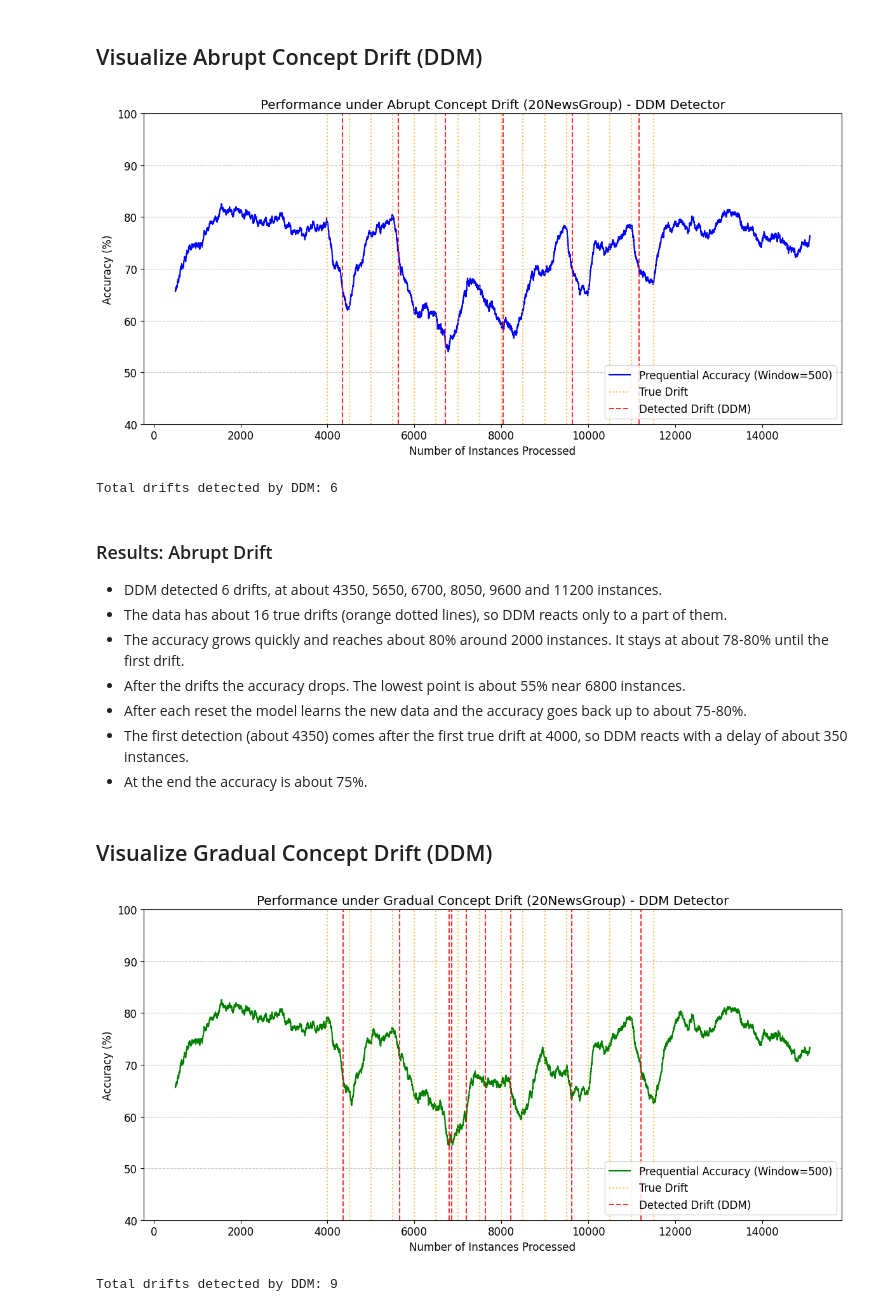
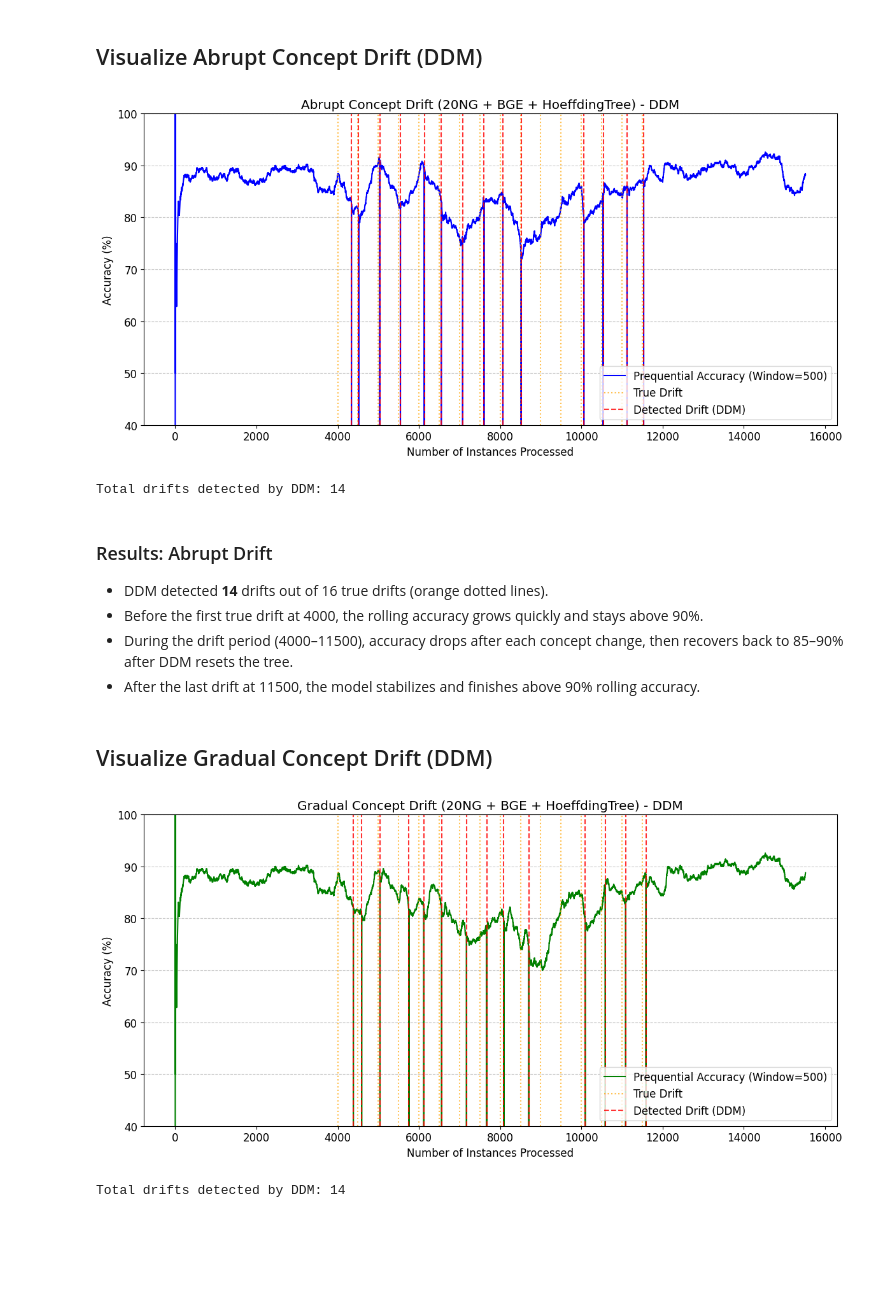
Before and after one commit to Yan-Pasichnyi/Concept-Drift-Analysis-in-Text-Data, a Jupyter notebook: notebooks/02_visualize_drift_results.ipynb, the cells around one changed output. Drawn from its saved outputs; the diff is of its cells as text; code cells hidden in the pictures; blank space fills up the shorter version.

```diff
--- a/notebooks/02_visualize_drift_results.ipynb
+++ b/notebooks/02_visualize_drift_results.ipynb
@@ -17,33 +20,42 @@ plt.rcParams.update({'font.size': 12, 'figure.figsize': (12, 6)})
 # %% [markdown]
 ## Visualize Abrupt Concept Drift (DDM)
 # %%
-r = evaluate_stream(STREAMS['Abrupt'], DETECTORS['DDM']())
-plot_drift_result(r['acc_history'], r['drifts'],
-                  'Performance under Abrupt Concept Drift (20NewsGroup) - DDM Detector',
-                  'blue', '../images/20ng_abrupt_drift.png')
+res_abrupt = evaluate_stream(mode='abrupt', detector=drift.binary.DDM())
+
+plot_drift_result(
+    acc_history=res_abrupt['acc_history'],
+    detected=res_abrupt['drifts'],
+    title='Abrupt Concept Drift (20NG + BGE + HoeffdingTree) - DDM',
+    color='blue',
+    save_path='../images/20ng_abrupt_drift.png',
+    detector_name='DDM',
+)
 # %% [output]
-[figure, old version]
+[figure, new version]
-Total drifts detected by DDM: 6
+Total drifts detected by DDM: 14
 # %% [markdown]
 ### Results: Abrupt Drift
 
-- DDM detected 6 drifts, at about 4350, 5650, 6700, 8050, 9600 and 11200 instances.
-- The data has about 16 true drifts (orange dotted lines), so DDM reacts only to a part of them.
-- The accuracy grows quickly and reaches about 80% around 2000 instances. It stays at about 78-80% until the first drift.
-- After the drifts the accuracy drops. The lowest point is about 55% near 6800 instances.
-- After each reset the model learns the new data and the accuracy goes back up to about 75-80%.
-- The first detection (about 4350) comes after the first true drift at 4000, so DDM reacts with a delay of about 350 instances.
-- At the end the accuracy is about 75%.
+- DDM detected **14** drifts out of 16 true drifts (orange dotted lines).
+- Before the first true drift at 4000, the rolling accuracy grows quickly and stays above 90%.
+- During the drift period (4000–11500), accuracy drops after each concept change, then recovers back to 85–90% after DDM resets the tree.
+- After the last drift at 11500, the model stabilizes and finishes above 90% rolling accuracy.
 # %% [markdown]
 ## Visualize Gradual Concept Drift (DDM)
 # %%
-r = evaluate_stream(STREAMS['Gradual'], DETECTORS['DDM']())
-plot_drift_result(r['acc_history'], r['drifts'],
-                  'Performance under Gradual Concept Drift (20NewsGroup) - DDM Detector',
-                  'green', '../images/20ng_gradual_drift.png')
+res_gradual = evaluate_stream(mode='gradual', detector=drift.binary.DDM())
+
+plot_drift_result(
+    acc_history=res_gradual['acc_history'],
+    detected=res_gradual['drifts'],
+    title='Gradual Concept Drift (20NG + BGE + HoeffdingTree) - DDM',
+    color='green',
+    save_path='../images/20ng_gradual_drift.png',
+    detector_name='DDM',
+)
 # %% [output]
-[figure, old version]
+[figure, new version]
-Total drifts detected by DDM: 9
+Total drifts detected by DDM: 14
 # %% [markdown]
 ### Results: Gradual Drift
 
```
Also changed, not shown: parts of 4 cells of this notebook, 6 other files.
